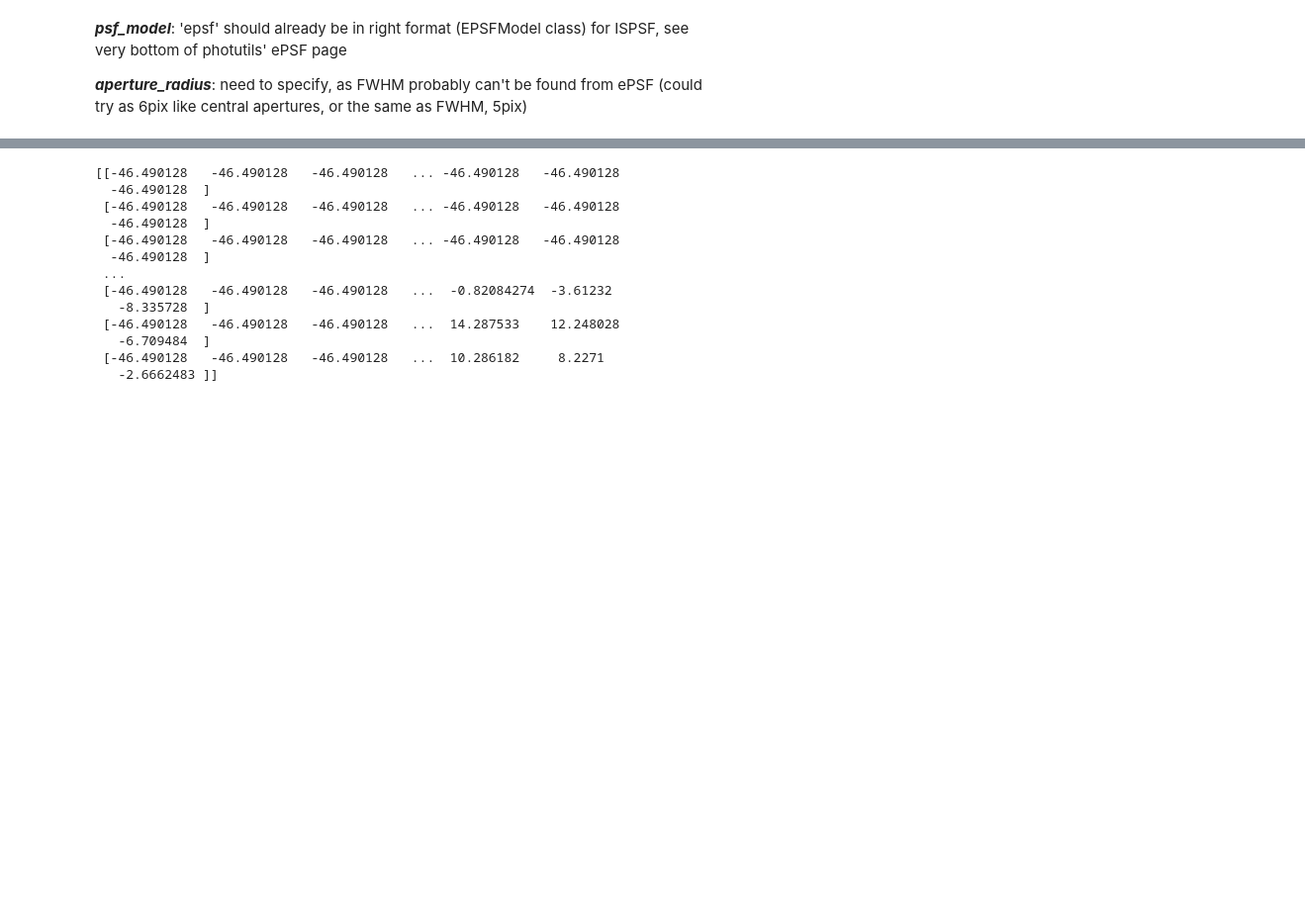
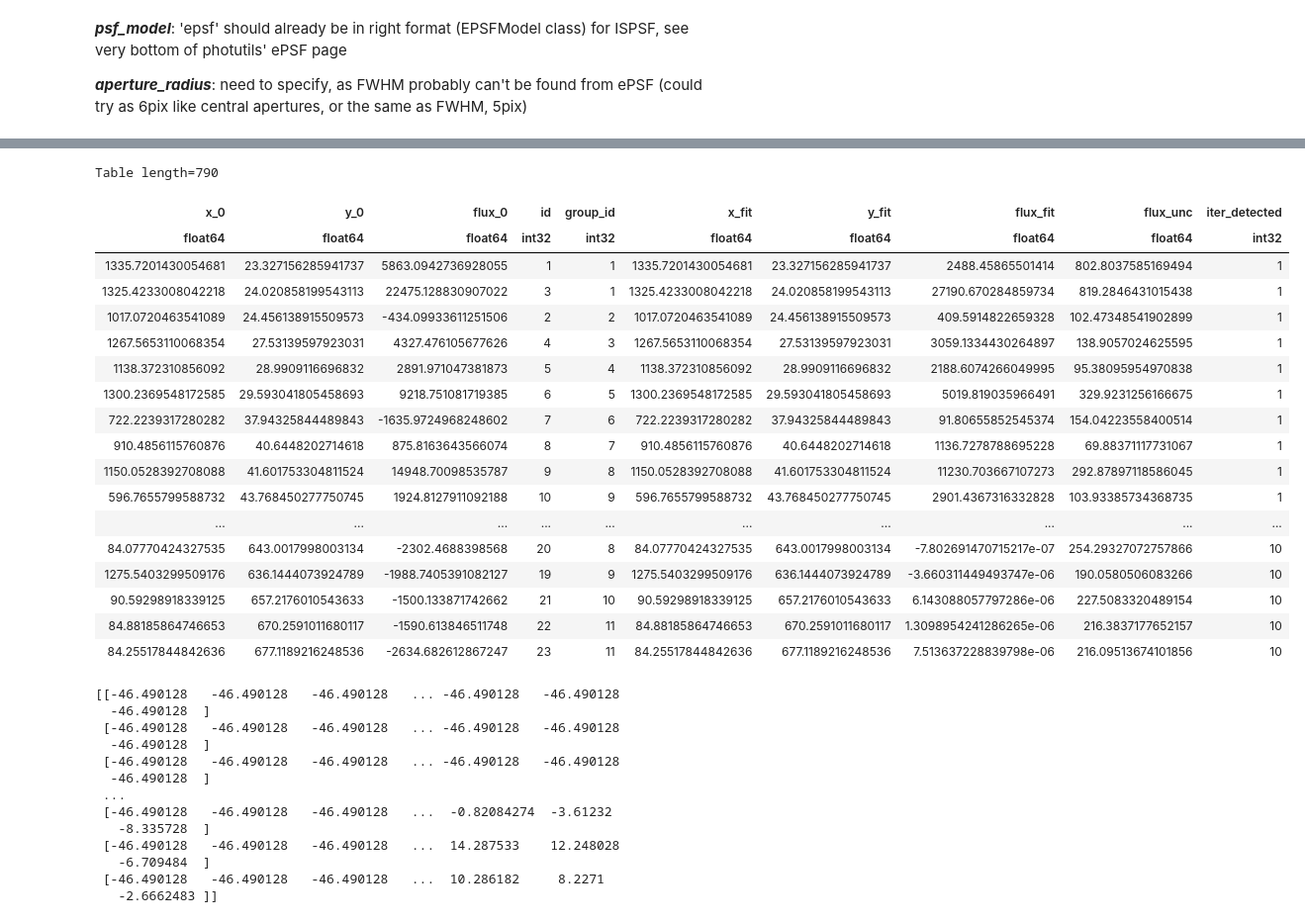
Before and after one commit to jake-the-bird/MPhys-RRL, a Jupyter notebook: test_photometry/PSF_photometry_04_fixing.ipynb, the cells around one changed output, grey strips where cells are left out. Shown at 99% size. Saved outputs shown, nothing was run; the diff lists cells and outputs as text; code cells hidden in the pictures; blank space fills up the shorter version.

```diff
--- a/test_photometry/PSF_photometry_04_fixing.ipynb
+++ b/test_photometry/PSF_photometry_04_fixing.ipynb
@@ -397,3 +405,25 @@ WARNING: The fit may be unsuccessful; check fit_info['message'] for more informa
+# %%
+result
+# %% [output]
+Table length=790
+| x_0 | y_0 | flux_0 | id | group_id | x_fit | y_fit | flux_fit | flux_unc | iter_detected |
+| float64 | float64 | float64 | int32 | int32 | float64 | float64 | float64 | float64 | int32 |
+| 1335.7201430054681 | 23.327156285941737 | 5863.0942736928055 | 1 | 1 | 1335.7201430054681 | 23.327156285941737 | 2488.45865501414 | 802.8037585169494 | 1 |
+| 1325.4233008042218 | 24.020858199543113 | 22475.128830907022 | 3 | 1 | 1325.4233008042218 | 24.020858199543113 | 27190.670284859734 | 819.2846431015438 | 1 |
+| 1017.0720463541089 | 24.456138915509573 | -434.09933611251506 | 2 | 2 | 1017.0720463541089 | 24.456138915509573 | 409.5914822659328 | 102.47348541902899 | 1 |
+| 1267.5653110068354 | 27.53139597923031 | 4327.476105677626 | 4 | 3 | 1267.5653110068354 | 27.53139597923031 | 3059.1334430264897 | 138.9057024625595 | 1 |
+| 1138.372310856092 | 28.9909116696832 | 2891.971047381873 | 5 | 4 | 1138.372310856092 | 28.9909116696832 | 2188.6074266049995 | 95.38095954970838 | 1 |
+| 1300.2369548172585 | 29.593041805458693 | 9218.751081719385 | 6 | 5 | 1300.2369548172585 | 29.593041805458693 | 5019.819035966491 | 329.9231256166675 | 1 |
+| 722.2239317280282 | 37.94325844489843 | -1635.9724968248602 | 7 | 6 | 722.2239317280282 | 37.94325844489843 | 91.80655852545374 | 154.04223558400514 | 1 |
+| 910.4856115760876 | 40.6448202714618 | 875.8163643566074 | 8 | 7 | 910.4856115760876 | 40.6448202714618 | 1136.7278788695228 | 69.88371117731067 | 1 |
+| 1150.0528392708088 | 41.601753304811524 | 14948.70098535787 | 9 | 8 | 1150.0528392708088 | 41.601753304811524 | 11230.703667107273 | 292.87897118586045 | 1 |
+| 596.7655799588732 | 43.768450277750745 | 1924.8127911092188 | 10 | 9 | 596.7655799588732 | 43.768450277750745 | 2901.4367316332828 | 103.93385734368735 | 1 |
+| ... | ... | ... | ... | ... | ... | ... | ... | ... | ... |
+| 84.07770424327535 | 643.0017998003134 | -2302.4688398568 | 20 | 8 | 84.07770424327535 | 643.0017998003134 | -7.802691470715217e-07 | 254.29327072757866 | 10 |
+| 1275.5403299509176 | 636.1444073924789 | -1988.7405391082127 | 19 | 9 | 1275.5403299509176 | 636.1444073924789 | -3.660311449493747e-06 | 190.0580506083266 | 10 |
+| 90.59298918339125 | 657.2176010543633 | -1500.133871742662 | 21 | 10 | 90.59298918339125 | 657.2176010543633 | 6.143088057797286e-06 | 227.5083320489154 | 10 |
+| 84.88185864746653 | 670.2591011680117 | -1590.613846511748 | 22 | 11 | 84.88185864746653 | 670.2591011680117 | 1.3098954241286265e-06 | 216.3837177652157 | 10 |
+| 84.25517844842636 | 677.1189216248536 | -2634.682612867247 | 23 | 11 | 84.25517844842636 | 677.1189216248536 | 7.513637228839798e-06 | 216.09513674101856 | 10 |
 # %%
 #print(self.fit_info['message'])
 # %%
```
Also changed, not shown: parts of 18 cells of this notebook, 2 other files.
